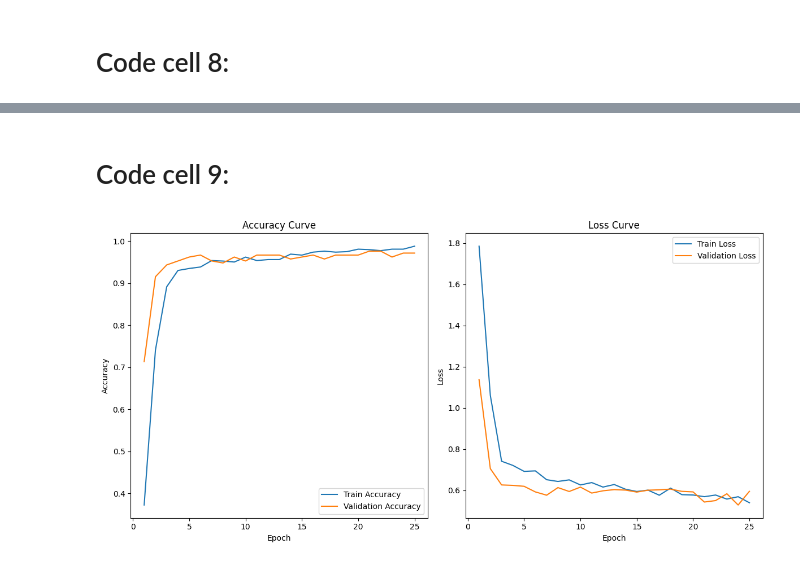
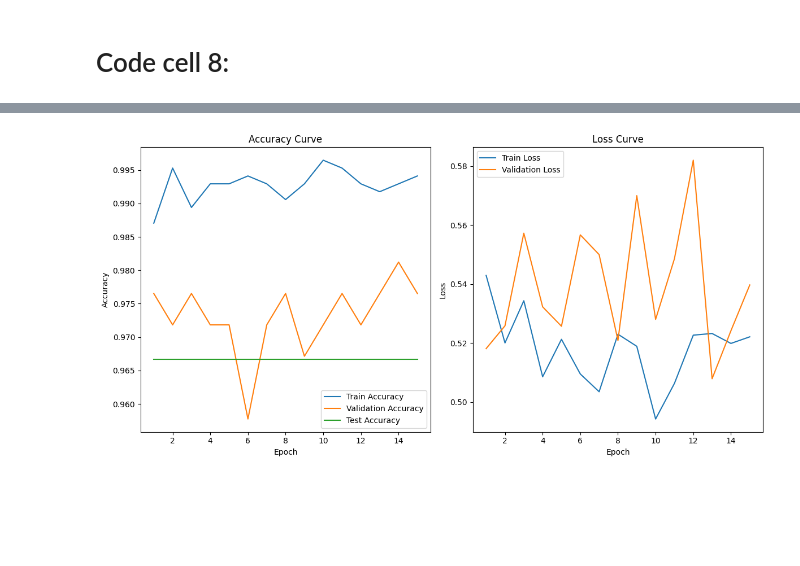
Before and after one commit to RaneemIbra/DeepLearning_NLP, a Jupyter notebook: DL/HW2_PT2_212920896_212245096.ipynb, the cells around one changed output, grey strips where cells are left out. Drawn from its saved outputs; the diff is of its cells as text; code cells hidden in the pictures; blank space fills up the shorter version.

Commit message:
added the testing accuracy, but we need to improve it, later on improve it, add documentation for both files of the homework, and check part 1 for any modifications

```diff
--- a/DL/HW2_PT2_212920896_212245096.ipynb
+++ b/DL/HW2_PT2_212920896_212245096.ipynb
@@ -182,11 +180,31 @@ scheduler = optim.lr_scheduler.OneCycleLR(optimizer, max_lr=0.001, steps_per_epo
 # Code cell 6:
 # %%
 from torch.cuda.amp import GradScaler, autocast
+from sklearn.metrics import confusion_matrix, ConfusionMatrixDisplay, accuracy_score
 
 scaler = GradScaler()
 
-def train_model(model, train_loader, val_loader, criterion, optimizer, scheduler, num_epochs=25):
+def evaluate_model(model, test_loader):
+    model.eval()
+    all_preds, all_labels = [], []
+
+    with torch.no_grad():
+        for inputs, labels in test_loader:
+            inputs, labels = inputs.to(device), labels.to(device)
+            outputs = model(inputs)
+            _, predicted = torch.max(outputs, 1)
+
+            all_preds.extend(predicted.cpu().numpy())
+            all_labels.extend(labels.cpu().numpy())
+
+    acc = accuracy_score(all_labels, all_preds)
+    cm = confusion_matrix(all_labels, all_preds)
+
+    return acc, cm
+
+def train_model(model, train_loader, val_loader, test_loader, criterion, optimizer, scheduler, num_epochs=25):
     train_losses, val_losses, train_accuracies, val_accuracies = [], [], [], []
+    test_accuracies = []
 
     for epoch in range(num_epochs):
         model.train()
@@ -194,12 +212,10 @@ def train_model(model, train_loader, val_loader, criterion, optimizer, scheduler
 
         for inputs, labels in train_loader:
             inputs, labels = inputs.to(device), labels.to(device)
-            labels = labels.view(-1)  # Ensure labels are 1D
 
             optimizer.zero_grad()
             with autocast():
                 outputs = model(inputs)
-                print(f"Outputs shape: {outputs.shape}, Labels shape: {labels.shape}")  # Debug
                 loss = criterion(outputs, labels)
             scaler.scale(loss).backward()
             nn.utils.clip_grad_norm_(model.parameters(), max_norm=1.0)
@@ -220,7 +236,6 @@ def train_model(model, train_loader, val_loader, criterion, optimizer, scheduler
         with torch.no_grad():
             for inputs, labels in val_loader:
                 inputs, labels = inputs.to(device), labels.to(device)
-                labels = labels.view(-1)  # Ensure labels are 1D
                 with autocast():
                     outputs = model(inputs)
                     loss = criterion(outputs, labels)
@@ -239,9 +254,15 @@ def train_model(model, train_loader, val_loader, criterion, optimizer, scheduler
               f"Train Loss: {train_losses[-1]:.4f}, Val Loss: {val_losses[-1]:.4f}, "
               f"Train Acc: {train_accuracies[-1]:.4f}, Val Acc: {val_accuracies[-1]:.4f}")
 
-    return train_losses, val_losses, train_accuracies, val_accuracies
+    test_acc, test_cm = evaluate_model(model, test_loader)
+    test_accuracies = [test_acc] * num_epochs
+    print(f"\nFinal Test Accuracy: {test_acc * 100:.2f}%")
+    ConfusionMatrixDisplay(confusion_matrix=test_cm, display_labels=classes).plot(cmap="Blues")
+    plt.show()
 
-train_losses, val_losses, train_accuracies, val_accuracies = train_model(
-    model, train_loader, val_loader, criterion, optimizer, scheduler, num_epochs=25
+    return train_losses, val_losses, train_accuracies, val_accuracies, test_accuracies
+
+train_losses, val_losses, train_accuracies, val_accuracies, test_accuracies = train_model(
+    model, train_loader, val_loader, test_loader, criterion, optimizer, scheduler, num_epochs=15
 )
 # %% [output]
@@ -323,25 +316,24 @@ show_predictions(model, test_loader, classes, num_images=5)
-# %% [markdown]
-# Code cell 9:
 # %%
 plt.figure(figsize=(12, 6))
 
 plt.subplot(1, 2, 1)
 plt.plot(range(1, len(train_accuracies) + 1), train_accuracies, label="Train Accuracy")
 plt.plot(range(1, len(val_accuracies) + 1), val_accuracies, label="Validation Accuracy")
+plt.plot(range(1, len(test_accuracies) + 1), test_accuracies, label="Test Accuracy")
 plt.xlabel("Epoch")
 plt.ylabel("Accuracy")
 plt.legend()
 plt.title("Accuracy Curve")
 
 plt.subplot(1, 2, 2)
 plt.plot(range(1, len(train_losses) + 1), train_losses, label="Train Loss")
 plt.plot(range(1, len(val_losses) + 1), val_losses, label="Validation Loss")
 plt.xlabel("Epoch")
 plt.ylabel("Loss")
 plt.legend()
 plt.title("Loss Curve")
 
 plt.tight_layout()
 plt.show()
 # %% [output]
-[figure, old version]
+[figure, new version]
```
Also changed, not shown: parts of 5 cells of this notebook.
